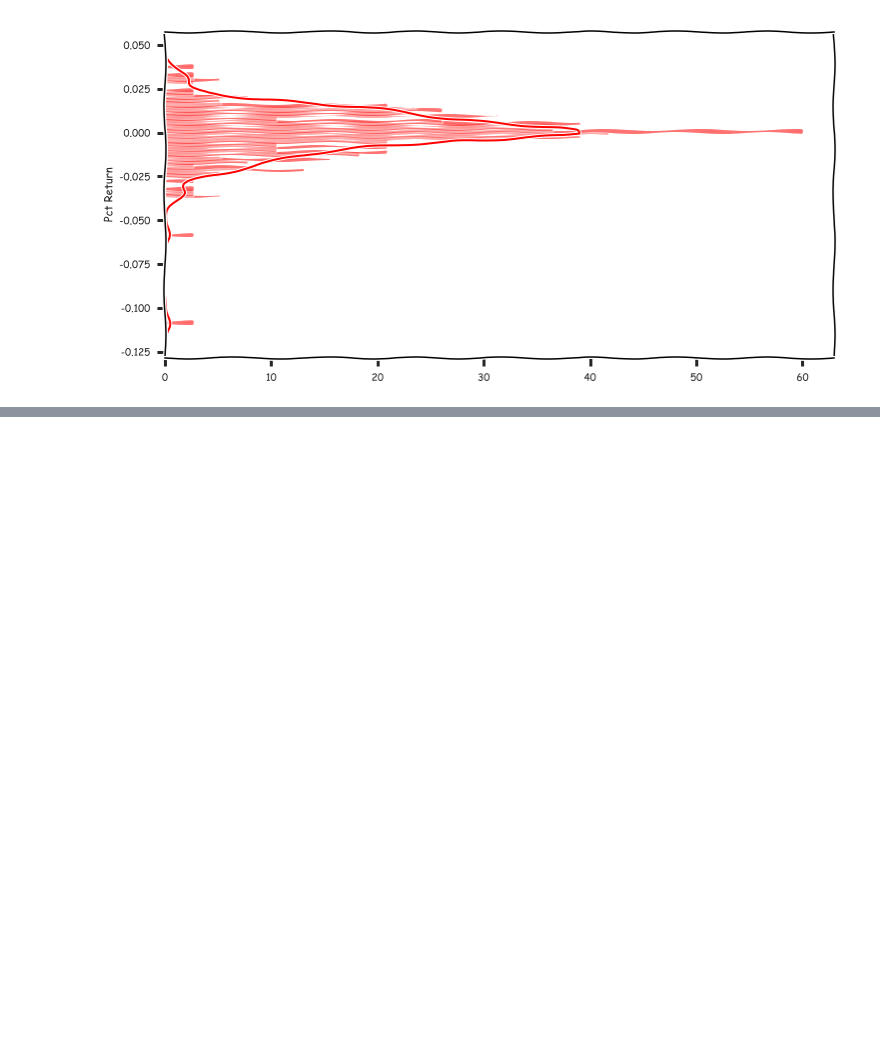
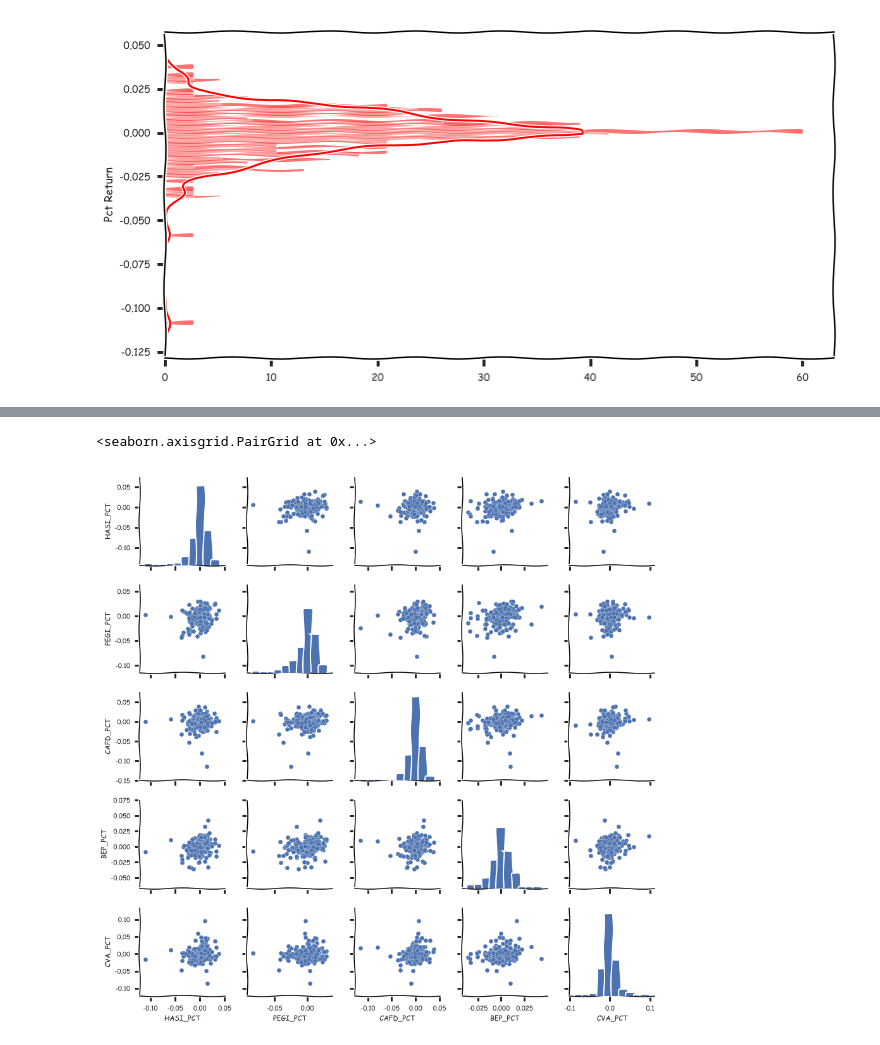
Before and after one commit to gcmallya85/AnalyzeStockPrices, a Jupyter notebook: AnalyzeStockPrices.ipynb, the cells around one changed output, grey strips where cells are left out. Cells and saved outputs as stored; diff of their text form; code cells hidden in the pictures; blank space fills up the shorter version.

```diff
--- a/AnalyzeStockPrices.ipynb
+++ b/AnalyzeStockPrices.ipynb
@@ -205,0 +210,3 @@ sns.jointplot(tips['total_bill'],tips['tip'],kind='scatter')
+# %%
+HASI_PCT = HASI['Pct Return'].reset_index(level='Symbol',drop=True)
+HASI_PCT.index
@@ -205,0 +222,6 @@ sns.jointplot(tips['total_bill'],tips['tip'],kind='scatter')
+# %%
+PEGI_PCT = PEGI['Pct Return'].reset_index(level='Symbol',drop=True)
+CAFD_PCT = CAFD['Pct Return'].reset_index(level='Symbol',drop=True)
+BEP_PCT = BEP['Pct Return'].reset_index(level='Symbol',drop=True)
+CVA_PCT = CVA['Pct Return'].reset_index(level='Symbol',drop=True)
+PEGI_PCT.describe()
@@ -205,0 +238,3 @@ sns.jointplot(tips['total_bill'],tips['tip'],kind='scatter')
+# %%
+Stocks_PCT = pd.concat([HASI_PCT.rename('HASI_PCT'), PEGI_PCT.rename('PEGI_PCT'), CAFD_PCT.rename('CAFD_PCT'), BEP_PCT.rename('BEP_PCT'), CVA_PCT.rename('CVA_PCT')],axis=1, join='inner')
+Stocks_PCT.head()
@@ -205,0 +249,5 @@ sns.jointplot(tips['total_bill'],tips['tip'],kind='scatter')
+# %%
+sns.pairplot(Stocks_PCT.dropna())
+# %% [output]
+<seaborn.axisgrid.PairGrid at 0x...>
+[figure, added]
```
Also changed, not shown: parts of 36 cells of this notebook.
